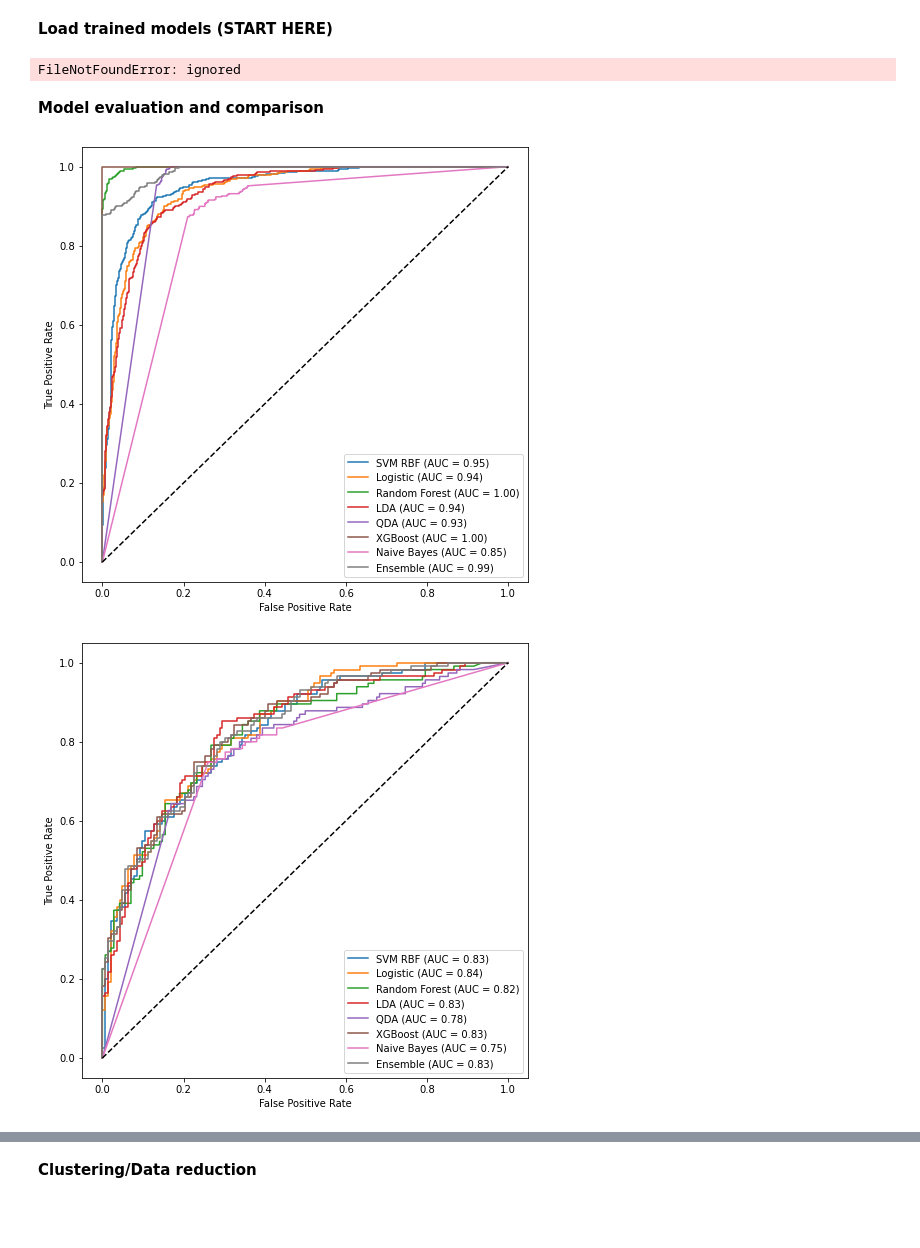
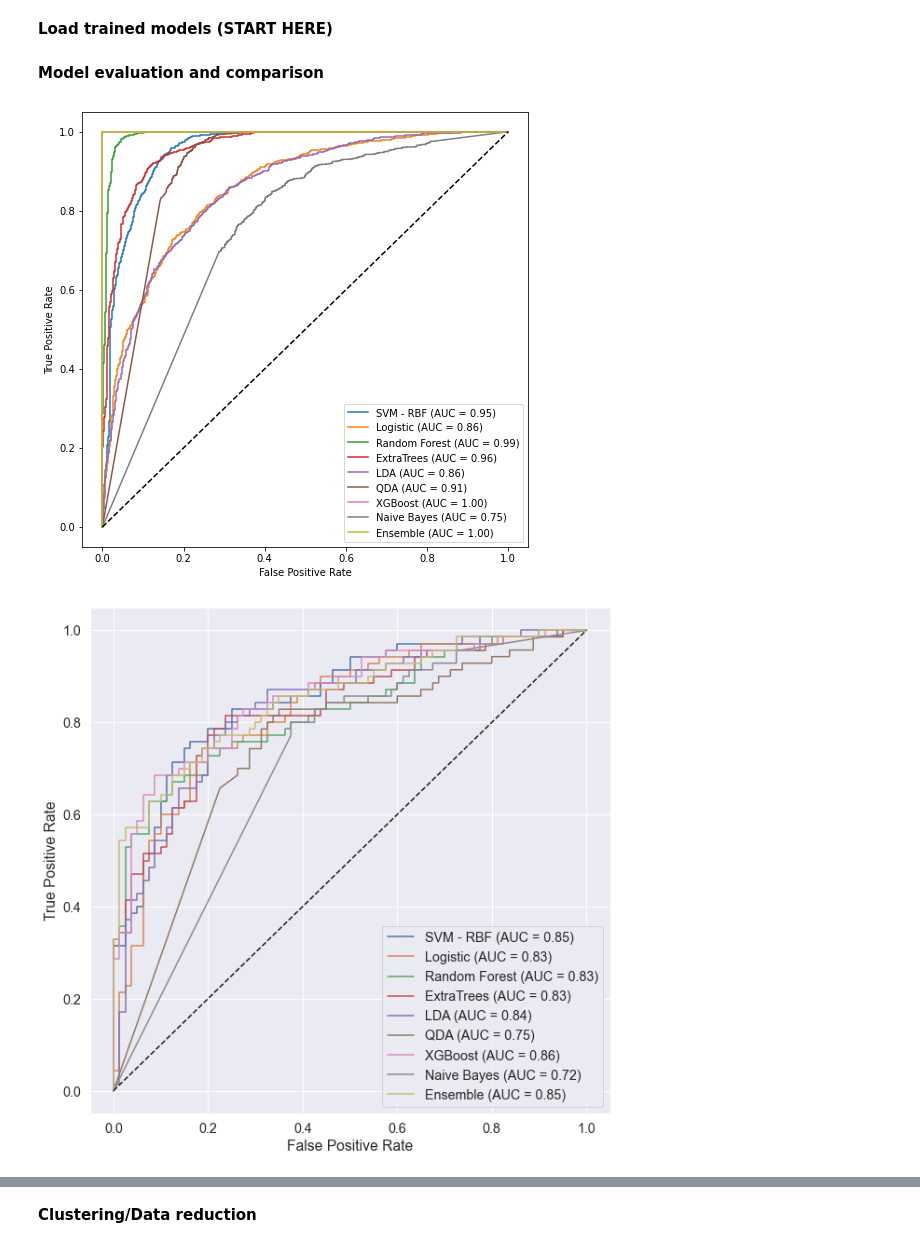
Before and after one commit to boyercb/bst263-final-project, a Jupyter notebook: BST_263_Final_Project.ipynb, the cells around one changed output, grey strips where cells are left out. Saved outputs shown, nothing was run; the diff lists cells and outputs as text; code cells hidden in the pictures; blank space fills up the shorter version.

```diff
--- a/BST_263_Final_Project.ipynb
+++ b/BST_263_Final_Project.ipynb
@@ -418,10 +452,8 @@ bayes.fit(X_std, y_train)
 # %%
-# model: Ensemble
-models = [
-          ("Logistic",logistic.best_estimator_),
-          ("Random Forest",rf.best_estimator_),
-          ("XGBoost",gb.best_estimator_),
-          ("Naive Bayes",bayes)]
 
-ensemble = VotingClassifier(estimators=models, voting='soft')
+ensemble = VotingClassifier(
+    estimators=models,
+    weights=[1,3,3],
+    voting='soft'
+)
 ensemble.fit(X_std, y_train)
@@ -428,21 +478,32 @@ ensemble.fit(X_std, y_train)
 # %% [markdown]
 **Save trained models**
 # %%
+models = [ensemble]
+filenames = ["ensemble_aug"]
+
 for mod in zip(models, filenames):
   dump(mod[0], mod[1])
 # %% [markdown]
 **Load trained models (START HERE)**
 # %%
-svm_rbf = load('svm_rbf')
-logistic = load('logistic')
-rf = load('rf')
-LDA = load('LDA')
-QDA = load('QDA')
-gb = load('gb')
-bayes = load('bayes')
-ensemble = load('ensemble')
+svm_rbf = load('svm_rbf_aug')
+logistic = load('logistic_aug')
+rf = load('rf_aug')
+LDA = load('LDA_aug')
+QDA = load('QDA_aug')
+gb = load('gb_aug')
+bayes = load('bayes_aug')
+ensemble = load('ensemble_aug')
-# %% [output]
-FileNotFoundError: ignored
+# %%
+rwdir = "/Volumes/GoogleDrive/My Drive/Serious stuff/AY19:20 Course materials/BST263/Project/"
+svm_rbf = load(rwdir + 'svm_rbf_aug')
+logistic = load(rwdir + 'logistic_aug')
+rf = load(rwdir + 'rf_aug')
+LDA = load(rwdir + 'LDA_aug')
+QDA = load(rwdir + 'QDA_aug')
+gb = load(rwdir + 'gb_aug')
+bayes = load(rwdir + 'bayes_aug')
+ensemble = load(rwdir + 'ensemble_aug')
 # %% [markdown]
 **Model evaluation and comparison**
 # %%
@@ -457,5 +518,6 @@ y_train_pred_ensemble = ensemble.fit.predict(X_std)
 # %%
-models = [svm_lin, logistic, rf, LDA, QDA, gb, bayes, ensemble]
+models = [svm_rbf, logistic, rf, etrees, LDA, QDA, gb, bayes, ensemble]
+model_names = ["SVM - RBF", "Logistic", "Random Forest", "ExtraTrees", "LDA", "QDA", "XGBoost", "Naive Bayes", "Ensemble"]
 
 aucs_train = []
 fig = plt.figure(figsize=(8,8))
@@ -475,5 +537,5 @@ for mod in zip(models, model_names):
 ax.plot([0, 1], [0, 1], 'k--')
 plt.show()
 # %% [output]
-[figure, old version]
+[figure, new version]
 # %%
@@ -486,22 +549,22 @@ y_test_pred_xgb = gb.fit.predict(X_test_std)
 y_test_pred_ensemble = ensemble.predict(X_test_std)
 # %%
-
 aucs_test = []
-fig = plt.figure(figsize=(8,8))
+fig = plt.figure(figsize=(10,10))
 ax = fig.add_subplot(1, 1, 1)
 for mod in zip(models, model_names):
     if mod[1] == "LDA":
       roc_output = metrics.plot_roc_curve(mod[0], X_test_std_lda, y_test,
                                         ax=ax, name=mod[1])
     elif mod[1] == "QDA":
       roc_output = metrics.plot_roc_curve(mod[0], X_test_std_qda, y_test,
                                         ax=ax, name=mod[1])
     else:
       roc_output = metrics.plot_roc_curve(mod[0], X_test_std, y_test,
                                         ax=ax, name=mod[1])
     aucs_test.append(roc_output.roc_auc)
 
 ax.plot([0, 1], [0, 1], 'k--')
 plt.show()
+fig.savefig('roc_unaug.png')
 # %% [output]
-[figure, old version]
+[figure, new version]
```
Also changed, not shown: parts of 50 cells of this notebook.
